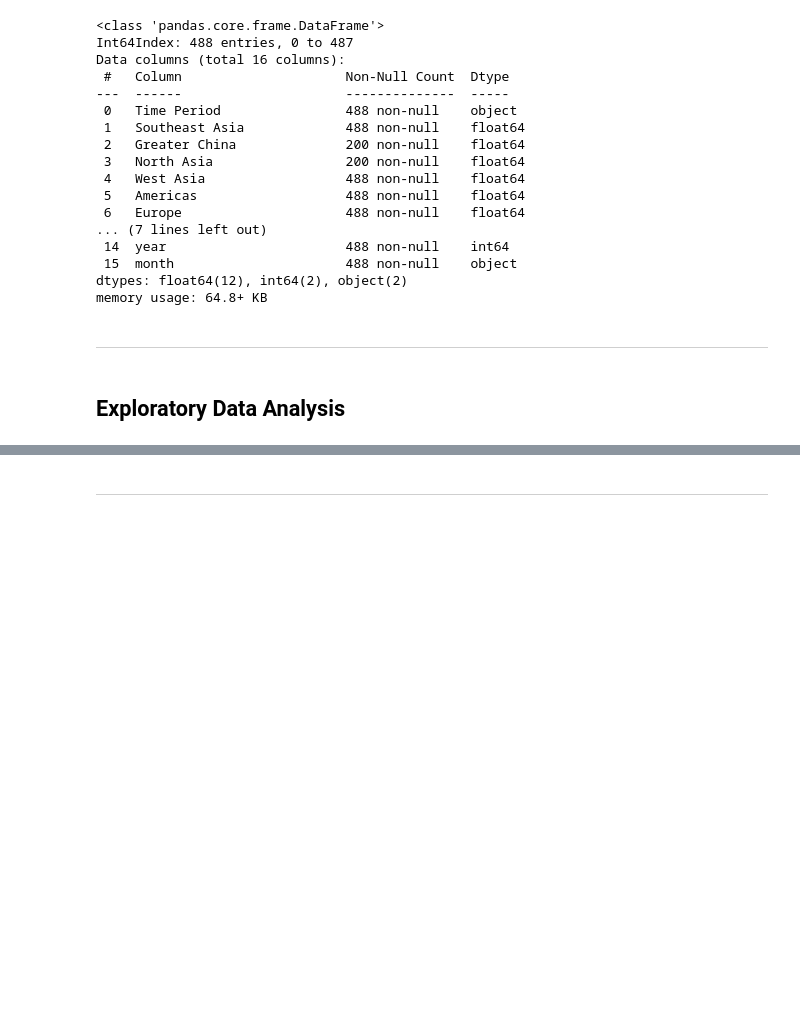
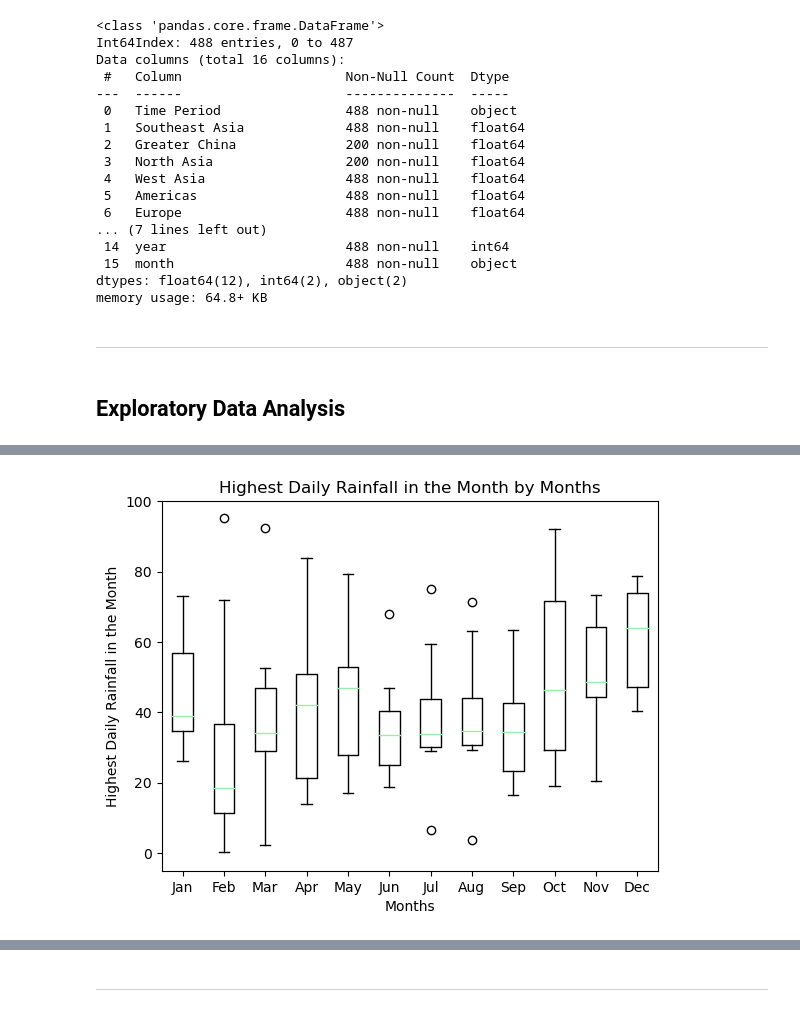
Before and after one commit to altheaxcvii/GA-Labs, a Jupyter notebook: Project 1/code/proj1code.ipynb, the cells around one changed output, grey strips where cells are left out. Cells and saved outputs as stored; diff of their text form; code cells hidden in the pictures; blank space fills up the shorter version.

```diff
--- a/Project 1/code/proj1code.ipynb
+++ b/Project 1/code/proj1code.ipynb
@@ -26,6 +26,7 @@ import pandas as pd
 import numpy as np
 import matplotlib.pyplot as plt
 import seaborn as sns
+plt.style.use('seaborn-pastel')
 # %%
 #Datasets:
 highest_daily_rainfall = pd.read_csv('data/rainfall-monthly-highest-daily-total.csv')
@@ -132,0 +134,7 @@ memory usage: 64.8+ KB
+# %%
+#filtering to look at the weather trend from Jan 2012 to Dec 2021
+ten_years_weather = profile_by_region[(profile_by_region['year'] < 2022) & (profile_by_region['year'] > 2011)].iloc[:,9:]
+# %%
+months = ['Jan', 'Feb', 'Mar', 'Apr', 'May', 'Jun', 'Jul', 'Aug', 'Sep', 'Oct', 'Nov', 'Dec']
+#general overview of the monthly trends with outliers
+ten_years_weather.groupby('month').mean().reindex(months)
@@ -132,0 +156,15 @@ memory usage: 64.8+ KB
+# %%
+max_rainfall_list = []
+for x in ten_years_weather['month'].unique():
+    data = ten_years_weather[ten_years_weather['month'] == x]['maximum_rainfall_in_a_day'].to_list()
+    max_rainfall_list.append(data)
+fig, ax = plt.subplots()
+ax.boxplot(max_rainfall_list)
+plt.xticks([1,2,3,4,5,6,7,8,9,10,11,12], months)
+plt.ylim((-5, 100))
+plt.title('Highest Daily Rainfall in the Month by Months')
+plt.xlabel('Months')
+plt.ylabel('Highest Daily Rainfall in the Month')
+plt.show()
+# %% [output]
+[figure, added]
```
Also changed, not shown: parts of 18 cells of this notebook.
